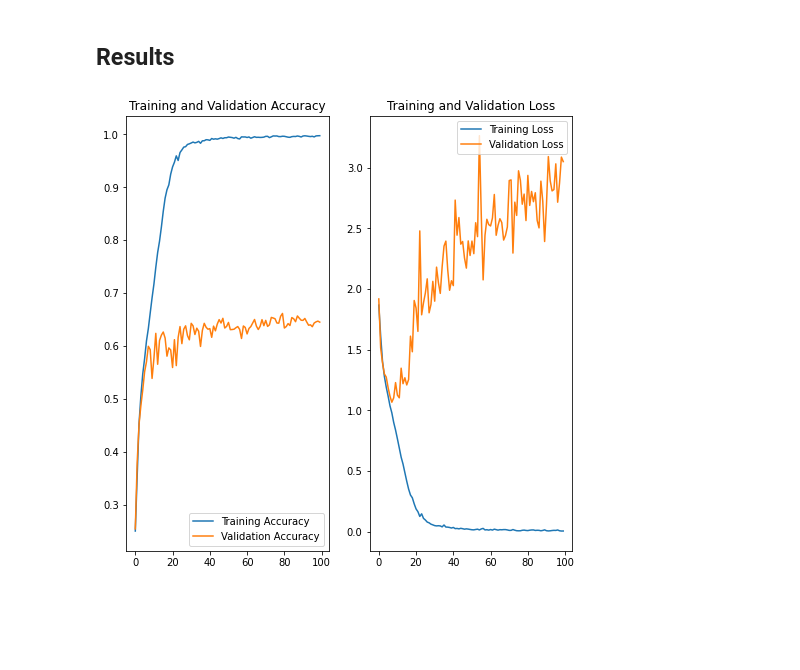
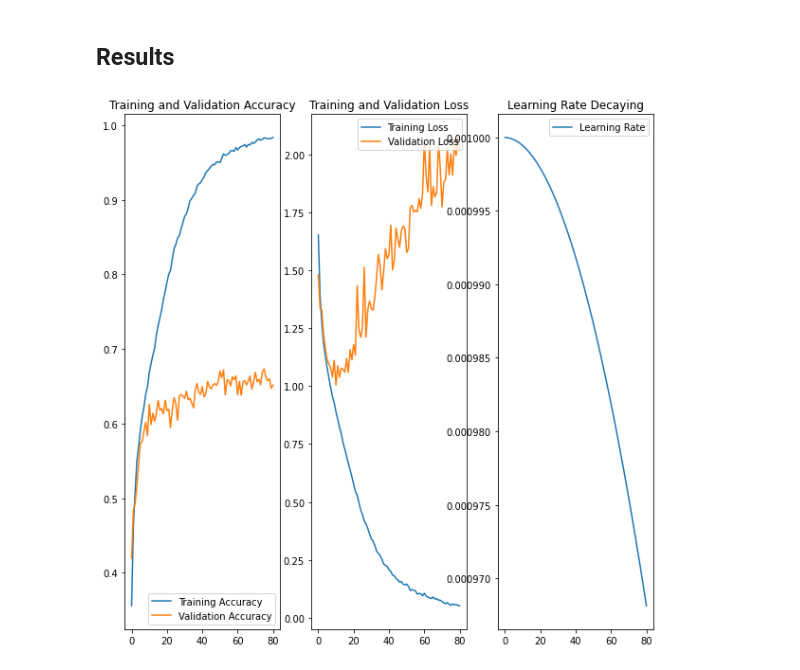
Before and after one commit to GlaucoLorenzut/facial-expression-recognition, a Jupyter notebook: facial_expression_recognition.ipynb, the cells around one changed output. Saved outputs shown, nothing was run; the diff lists cells and outputs as text; code cells hidden in the pictures; blank space fills up the shorter version.

```diff
--- a/facial_expression_recognition.ipynb
+++ b/facial_expression_recognition.ipynb
@@ -285,29 +293,37 @@ public test loss ->  3.2054708003997803
 ## Results
 # %%
 import matplotlib.pyplot as plt
+
+epochs_range = range(len(hist.history['accuracy']))
 
 acc = hist.history['accuracy']
 val_acc = hist.history['val_accuracy']
 loss = hist.history['loss']
 val_loss = hist.history['val_loss']
+lr = hist.history['lr']
 
-epochs_range = range(epochs)
+plt.figure(figsize=(10, 10))
+#plt.subplots_adjust(wspace=2)
 
-plt.figure(figsize=(8, 8))
-plt.subplot(1, 2, 1)
+plt.subplot(1, 3, 1)
 plt.plot(epochs_range, acc, label='Training Accuracy')
 plt.plot(epochs_range, val_acc, label='Validation Accuracy')
 plt.legend(loc='lower right')
 plt.title('Training and Validation Accuracy')
 
-plt.subplot(1, 2, 2)
+plt.subplot(1, 3, 2)
 plt.plot(epochs_range, loss, label='Training Loss')
 plt.plot(epochs_range, val_loss, label='Validation Loss')
 plt.legend(loc='upper right')
 plt.title('Training and Validation Loss')
+
+plt.subplot(1, 3, 3)
+plt.plot(epochs_range, lr, label='Learning Rate')
+plt.legend(loc='upper right')
+plt.title('Learning Rate Decaying')
 plt.show()
 # %% [output]
-[figure, old version]
+[figure, new version]
 # %%
 import numpy as np
 import seaborn as sn
```
Also changed, not shown: parts of 5 cells of this notebook.
